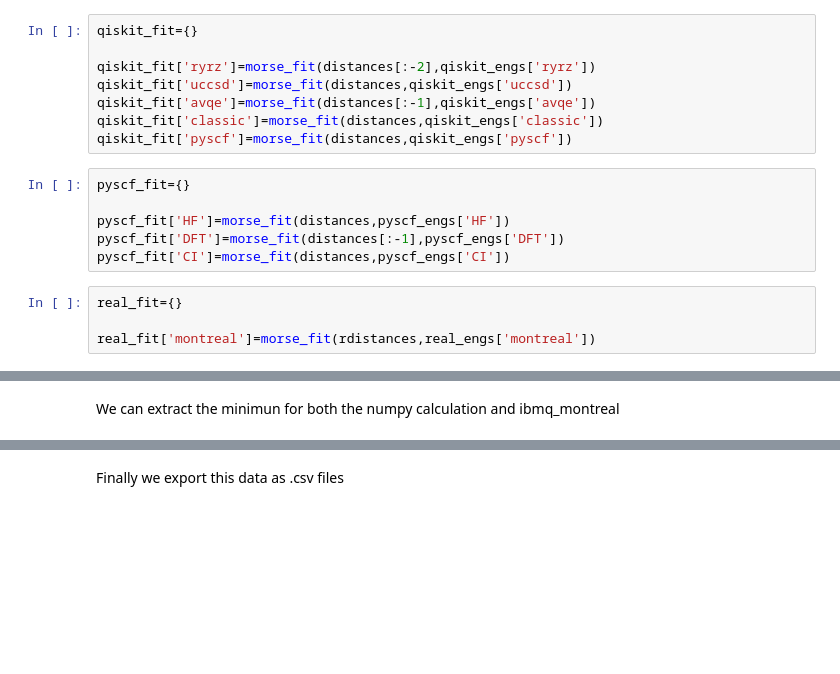
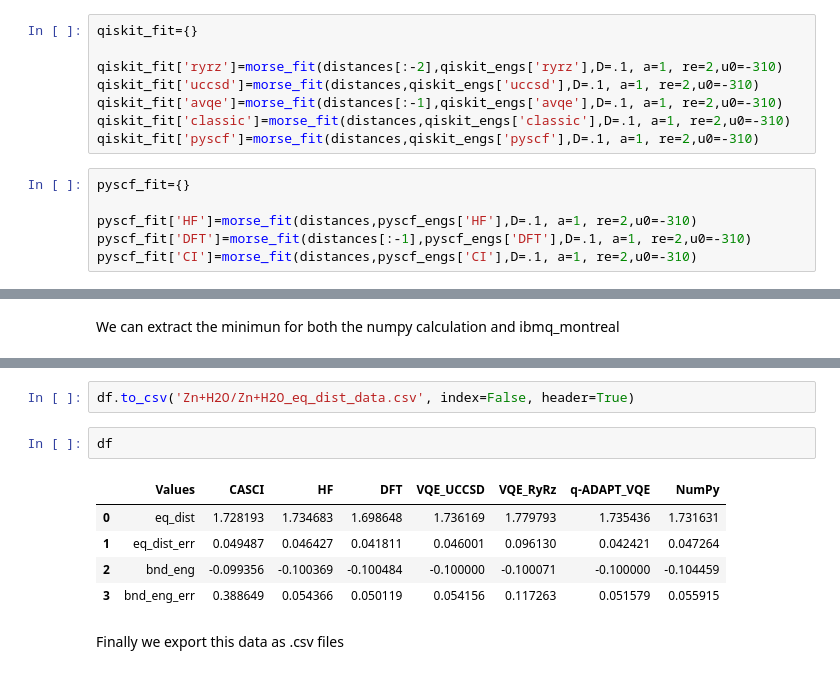
Before and after one commit to MarcoBarroca/q4c-team, a Jupyter notebook: Plots.ipynb, the cells around one changed output, grey strips where cells are left out. Cells and saved outputs as stored; diff of their text form; blank space fills up the shorter version.

```diff
--- a/Plots.ipynb
+++ b/Plots.ipynb
@@ -1408,21 +1393,17 @@ fit all data
 # %%
 qiskit_fit={}
 
-qiskit_fit['ryrz']=morse_fit(distances[:-2],qiskit_engs['ryrz'])
-qiskit_fit['uccsd']=morse_fit(distances,qiskit_engs['uccsd'])
-qiskit_fit['avqe']=morse_fit(distances[:-1],qiskit_engs['avqe'])
-qiskit_fit['classic']=morse_fit(distances,qiskit_engs['classic'])
-qiskit_fit['pyscf']=morse_fit(distances,qiskit_engs['pyscf'])
+qiskit_fit['ryrz']=morse_fit(distances[:-2],qiskit_engs['ryrz'],D=.1, a=1, re=2,u0=-310)
+qiskit_fit['uccsd']=morse_fit(distances,qiskit_engs['uccsd'],D=.1, a=1, re=2,u0=-310)
+qiskit_fit['avqe']=morse_fit(distances[:-1],qiskit_engs['avqe'],D=.1, a=1, re=2,u0=-310)
+qiskit_fit['classic']=morse_fit(distances,qiskit_engs['classic'],D=.1, a=1, re=2,u0=-310)
+qiskit_fit['pyscf']=morse_fit(distances,qiskit_engs['pyscf'],D=.1, a=1, re=2,u0=-310)
 # %%
 pyscf_fit={}
 
-pyscf_fit['HF']=morse_fit(distances,pyscf_engs['HF'])
-pyscf_fit['DFT']=morse_fit(distances[:-1],pyscf_engs['DFT'])
-pyscf_fit['CI']=morse_fit(distances,pyscf_engs['CI'])
+pyscf_fit['HF']=morse_fit(distances,pyscf_engs['HF'],D=.1, a=1, re=2,u0=-310)
+pyscf_fit['DFT']=morse_fit(distances[:-1],pyscf_engs['DFT'],D=.1, a=1, re=2,u0=-310)
+pyscf_fit['CI']=morse_fit(distances,pyscf_engs['CI'],D=.1, a=1, re=2,u0=-310)
-# %%
-real_fit={}
-
-real_fit['montreal']=morse_fit(rdistances,real_engs['montreal'])
 # %% [markdown]
 Plot the data
 # %%
@@ -1647,3 +1647,13 @@ Binding Energy from PySCF DFT simulation: -0.10+/-0.05 Ha
+# %%
+df.to_csv('Zn+H2O/Zn+H2O_eq_dist_data.csv', index=False, header=True)
+# %%
+df
+# %% [output]
+|  | Values | CASCI | HF | DFT | VQE_UCCSD | VQE_RyRz | q-ADAPT_VQE | NumPy |
+| 0 | eq_dist | 1.728193 | 1.734683 | 1.698648 | 1.736169 | 1.779793 | 1.735436 | 1.731631 |
+| 1 | eq_dist_err | 0.049487 | 0.046427 | 0.041811 | 0.046001 | 0.096130 | 0.042421 | 0.047264 |
+| 2 | bnd_eng | -0.099356 | -0.100369 | -0.100484 | -0.100000 | -0.100071 | -0.100000 | -0.104459 |
+| 3 | bnd_eng_err | 0.388649 | 0.054366 | 0.050119 | 0.054156 | 0.117263 | 0.051579 | 0.055915 |
 # %% [markdown]
 Finally we export this data as .csv files
 # %%
```
Also changed, not shown: parts of 46 cells of this notebook, 15 other files.
